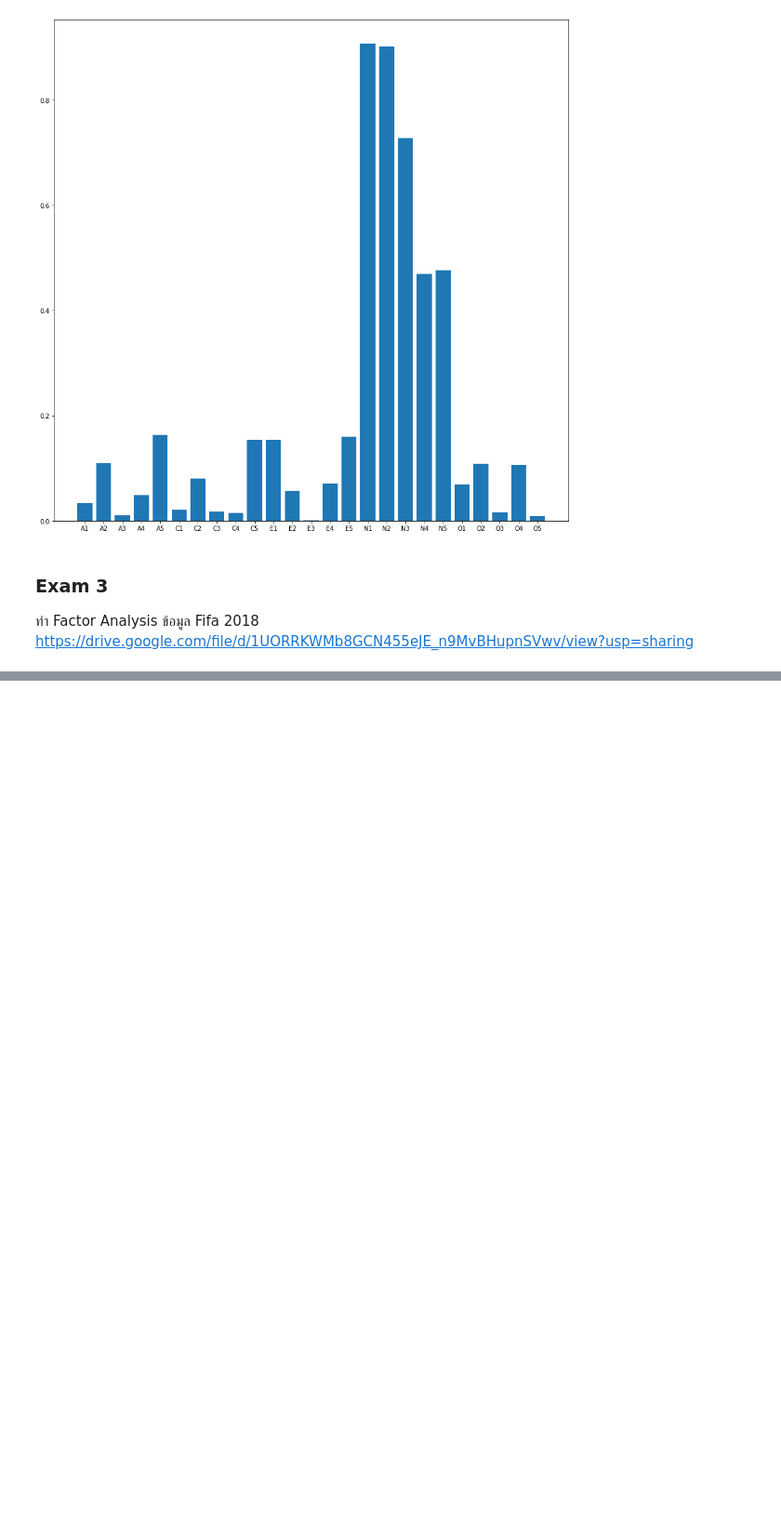
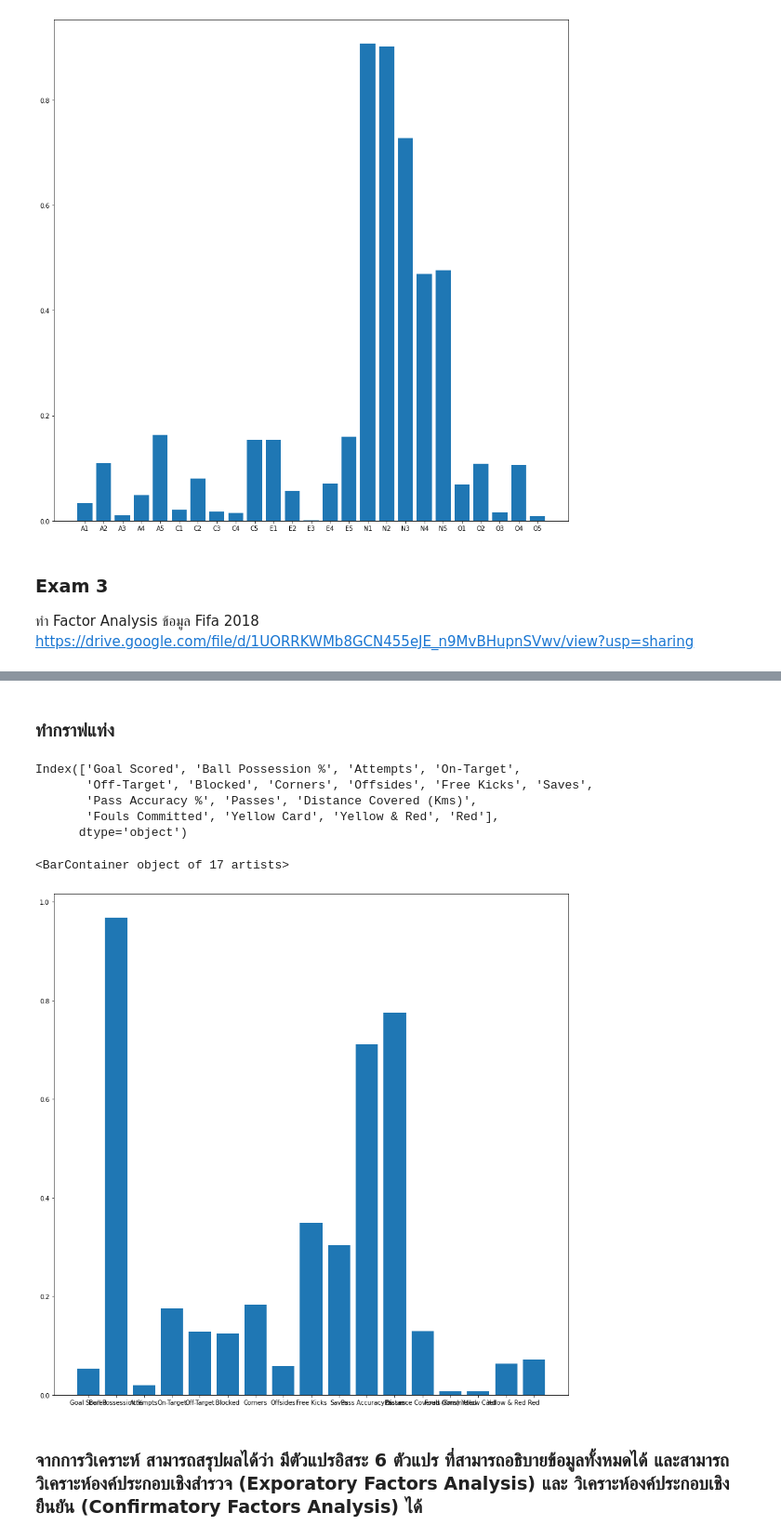
Before and after one commit to Kanyarat-S/multivariate, a Jupyter notebook: Chapter_5_Factor_Analysis.ipynb, the cells around one changed output, grey strips where cells are left out. Shown at 93% size. Saved outputs shown, nothing was run; the diff lists cells and outputs as text; code cells hidden in the pictures; blank space fills up the shorter version.

```diff
--- a/Chapter_5_Factor_Analysis.ipynb
+++ b/Chapter_5_Factor_Analysis.ipynb
@@ -214,0 +365,17 @@ plt.bar(range(25),np.absolute(fa2.loadings_[:,0]),tick_label=BFI_data_dropped.co
+# %% [markdown]
+### ทำกราฟแท่ง
+# %%
+exam_drop.columns
+# %% [output]
+Index(['Goal Scored', 'Ball Possession %', 'Attempts', 'On-Target',
+       'Off-Target', 'Blocked', 'Corners', 'Offsides', 'Free Kicks', 'Saves',
+       'Pass Accuracy %', 'Passes', 'Distance Covered (Kms)',
+       'Fouls Committed', 'Yellow Card', 'Yellow & Red', 'Red'],
+      dtype='object')
+# %%
+plt.bar(range(17),np.absolute(ex_fa2.loadings_[:,0]),tick_label=exam_drop.columns)
+# %% [output]
+<BarContainer object of 17 artists>
+[figure, added]
+# %% [markdown]
+### จากการวิเคราะห์ สามารถสรุปผลได้ว่า มีตัวแปรอิสระ 6 ตัวแปร ที่สามารถอธิบายข้อมูลทั้งหมดได้ และสามารถวิเคราะห์องค์ประกอบเชิงสำรวจ (Exporatory Factors Analysis) และ วิเคราะห์องค์ประกอบเชิงยืนยัน (Confirmatory Factors Analysis) ได้
```
Also changed, not shown: parts of 27 cells of this notebook.
